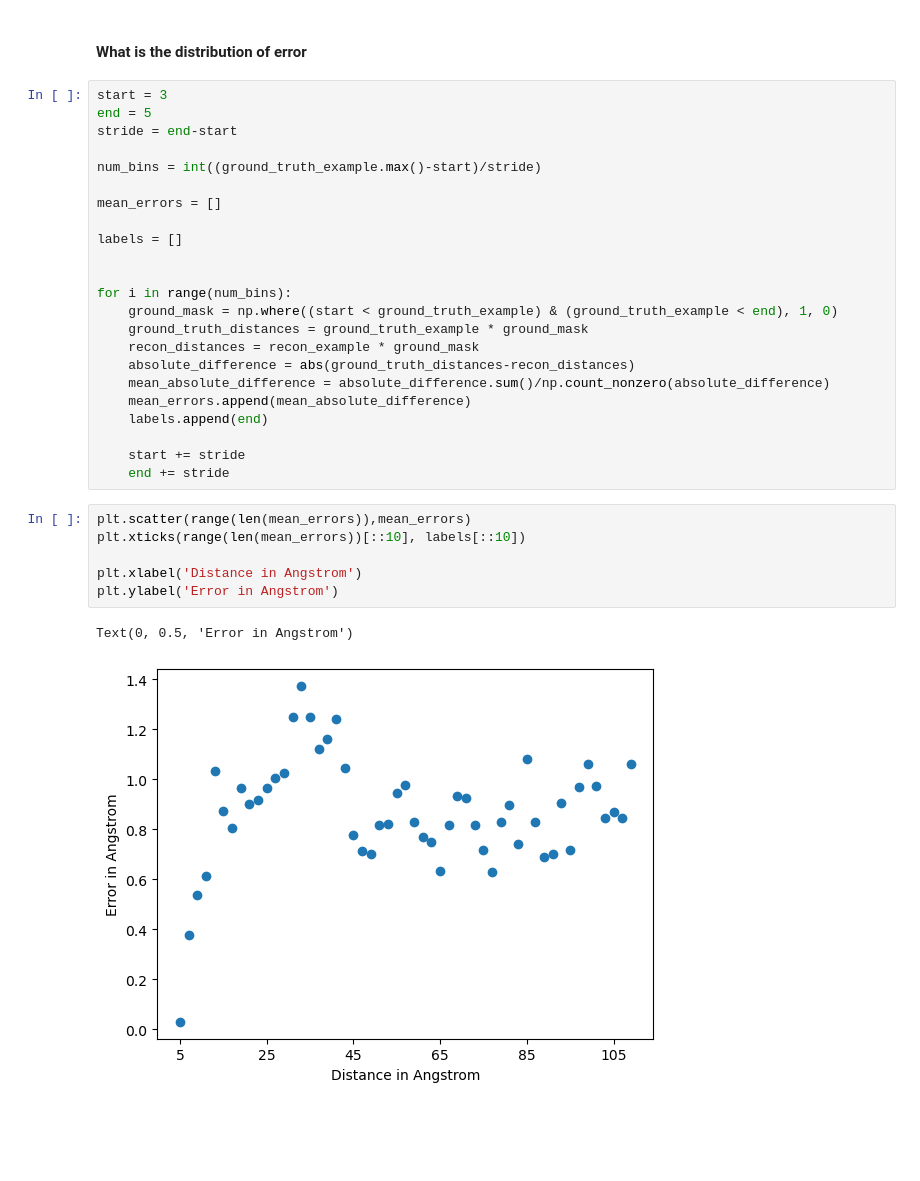
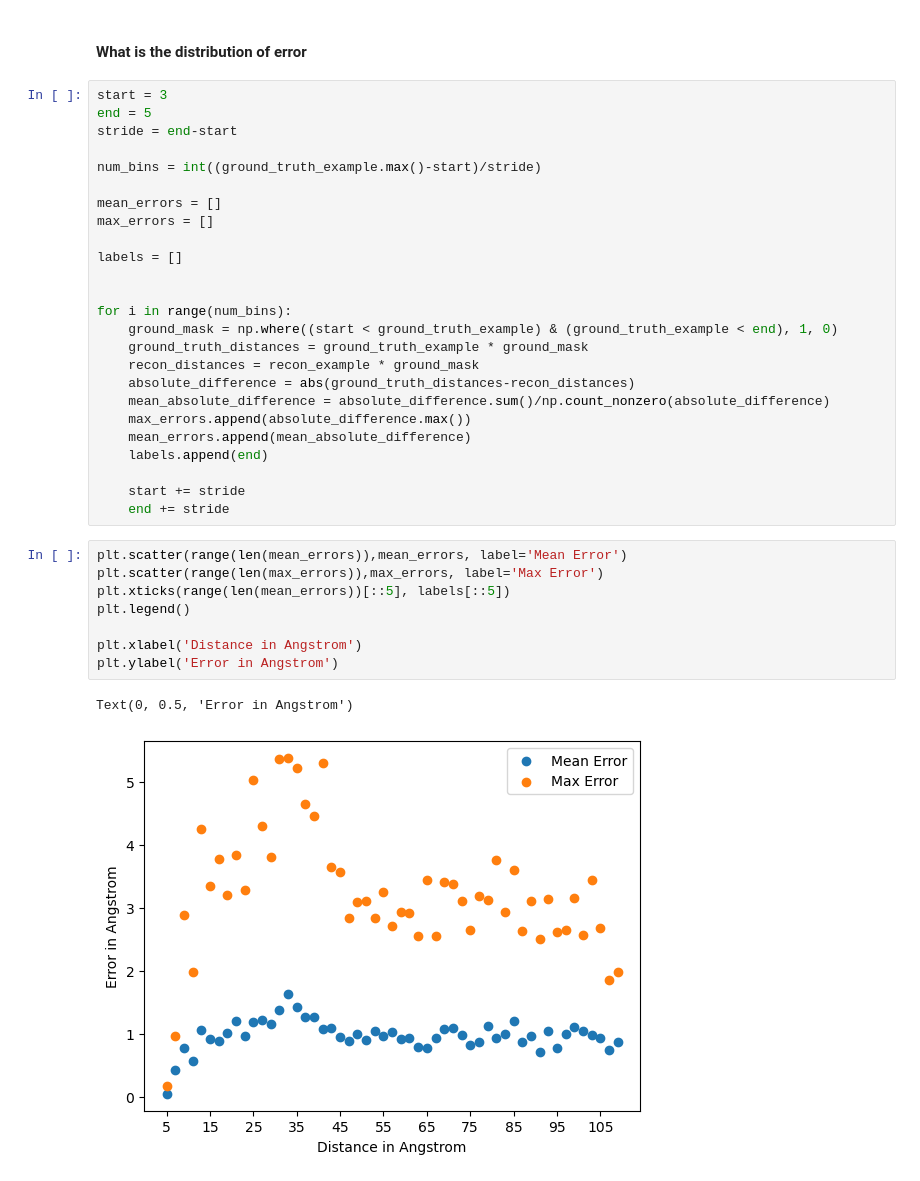
Before and after one commit to idptools/starling, a Jupyter notebook: starling/training/viz_maps.ipynb, the cells around one changed output. Saved outputs shown, nothing was run; the diff lists cells and outputs as text; blank space fills up the shorter version.

```diff
--- a/starling/training/viz_maps.ipynb
+++ b/starling/training/viz_maps.ipynb
@@ -99,6 +106,7 @@ stride = end-start
 num_bins = int((ground_truth_example.max()-start)/stride)
 
 mean_errors = []
+max_errors = []
 
 labels = []
 
@@ -109,20 +117,23 @@ for i in range(num_bins):
     recon_distances = recon_example * ground_mask
     absolute_difference = abs(ground_truth_distances-recon_distances)
     mean_absolute_difference = absolute_difference.sum()/np.count_nonzero(absolute_difference)
+    max_errors.append(absolute_difference.max())
     mean_errors.append(mean_absolute_difference)
     labels.append(end)
 
     start += stride
     end += stride
 # %%
-plt.scatter(range(len(mean_errors)),mean_errors)
-plt.xticks(range(len(mean_errors))[::10], labels[::10])
+plt.scatter(range(len(mean_errors)),mean_errors, label='Mean Error')
+plt.scatter(range(len(max_errors)),max_errors, label='Max Error')
+plt.xticks(range(len(mean_errors))[::5], labels[::5])
+plt.legend()
 
 plt.xlabel('Distance in Angstrom')
 plt.ylabel('Error in Angstrom')
 # %% [output]
 Text(0, 0.5, 'Error in Angstrom')
-[figure, old version]
+[figure, new version]
 # %%
 plt.bar(range(len(mean_errors)),mean_errors)
 plt.xticks(range(len(mean_errors))[::10], labels[::10])
```
Also changed, not shown: parts of 27 cells of this notebook.
